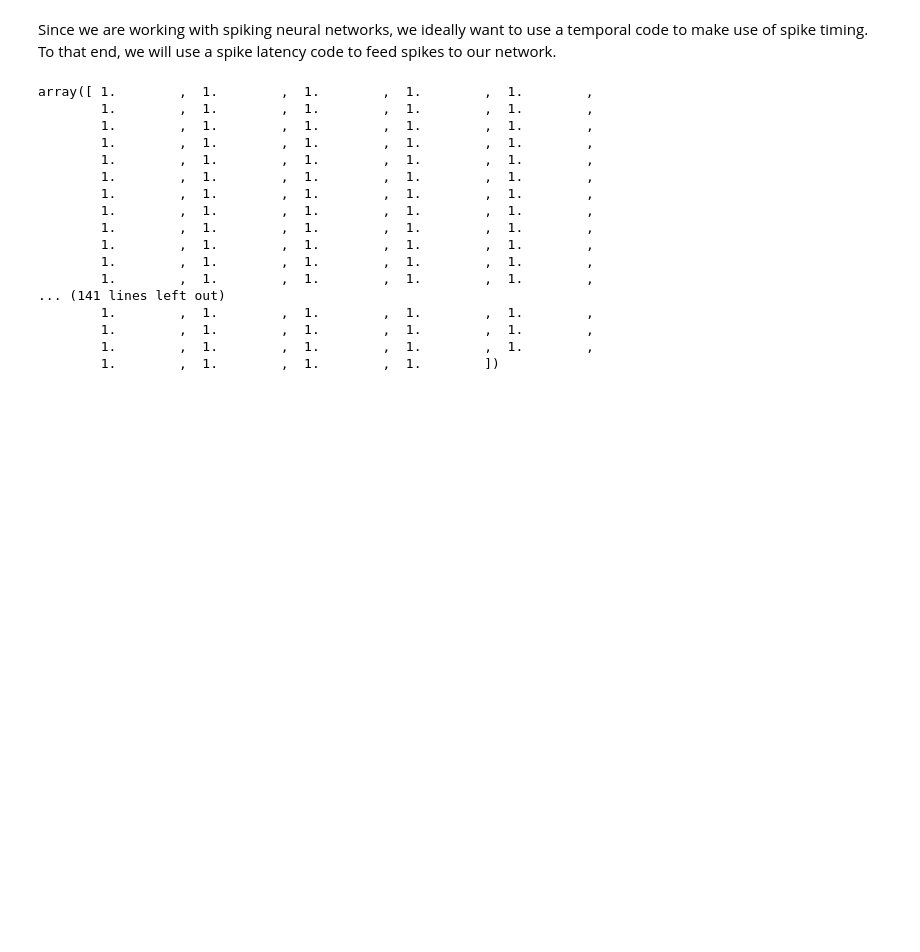
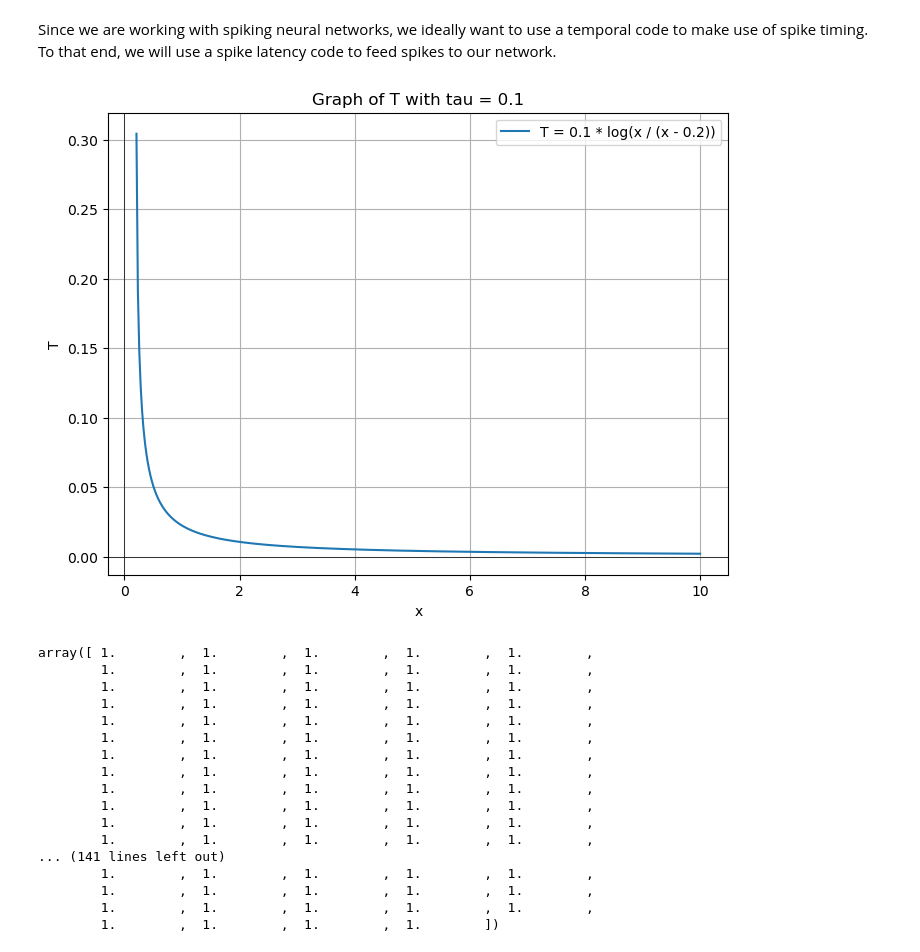
Before and after one commit to DevelopLee20/SNN, a Jupyter notebook: jupyters/Surrogate-Tutorial-2-Study.ipynb, the cells around one changed output. Saved outputs shown, nothing was run; the diff lists cells and outputs as text; code cells hidden in the pictures; blank space fills up the shorter version.

```diff
--- a/jupyters/Surrogate-Tutorial-2-Study.ipynb
+++ b/jupyters/Surrogate-Tutorial-2-Study.ipynb
@@ -129,6 +131,31 @@ def current2firing_time(x, tau=20, thr=0.2, tmax=1.0, epsilon=1e-7):
     # 로그 그래프 상으로 표현한 값에서 임계치보다 큰 값을 가지는 값은 최대값으로 지정
 
     return T
+# %%
+import numpy as np
+import matplotlib.pyplot as plt
+
+# 그래프를 그리는 함수
+def plot_graph(tau):
+    x = np.linspace(0.21, 10, 400)  # x의 범위 설정 (0.21부터 시작해 0으로 나누는 오류를 피함)
+    T = tau * np.log(x / (x - 0.2))  # 주어진 함수
+
+    plt.figure(figsize=(8, 6))
+    plt.plot(x, T, label=f'T = {tau} * log(x / (x - 0.2))')
+    plt.title(f"Graph of T with tau = {tau}")
+    plt.xlabel("x")
+    plt.ylabel("T")
+    plt.axhline(0, color='black', linewidth=0.5)
+    plt.axvline(0, color='black', linewidth=0.5)
+    plt.legend()
+    plt.grid(True)
+    plt.show()
+
+# tau 값을 수동으로 설정하고 그래프를 출력
+tau = 0.1  # 원하는 tau 값으로 변경 가능
+plot_graph(tau)
+# %% [output]
+[figure, added]
 # %%
 current2firing_time(x_train[0])
 # %% [output]
```
Also changed, not shown: parts of 20 cells of this notebook, 1 other file.
